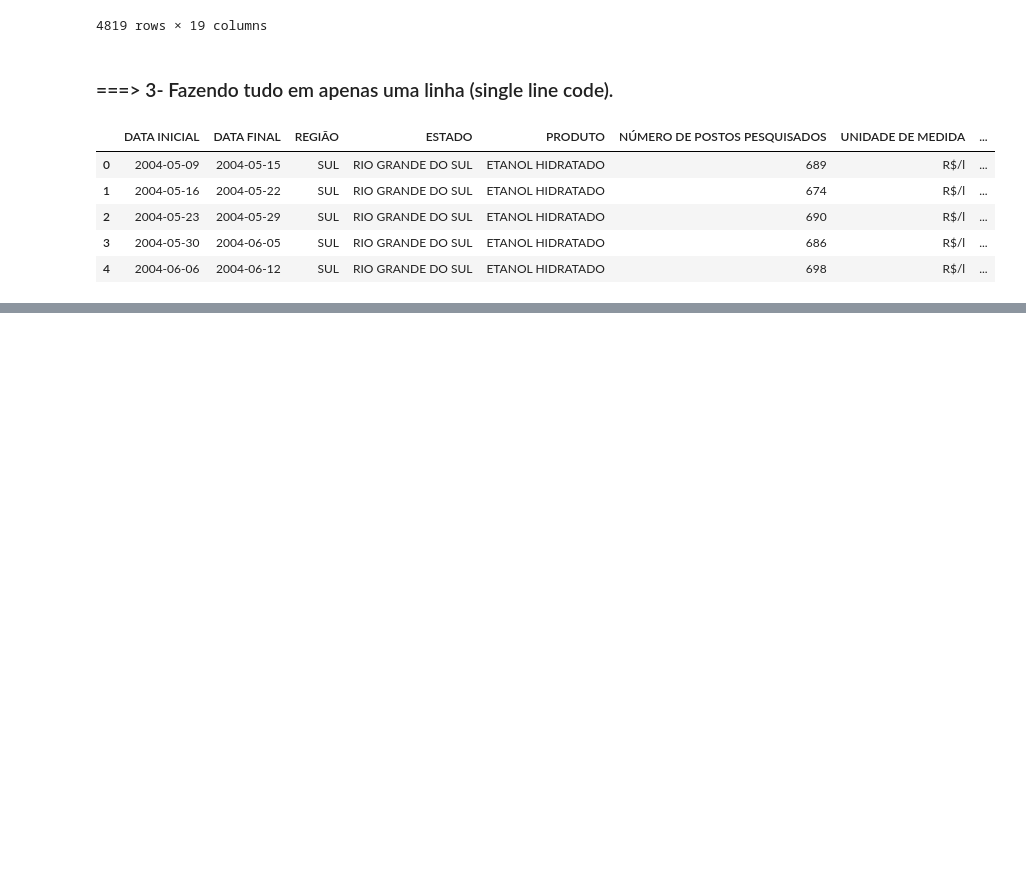
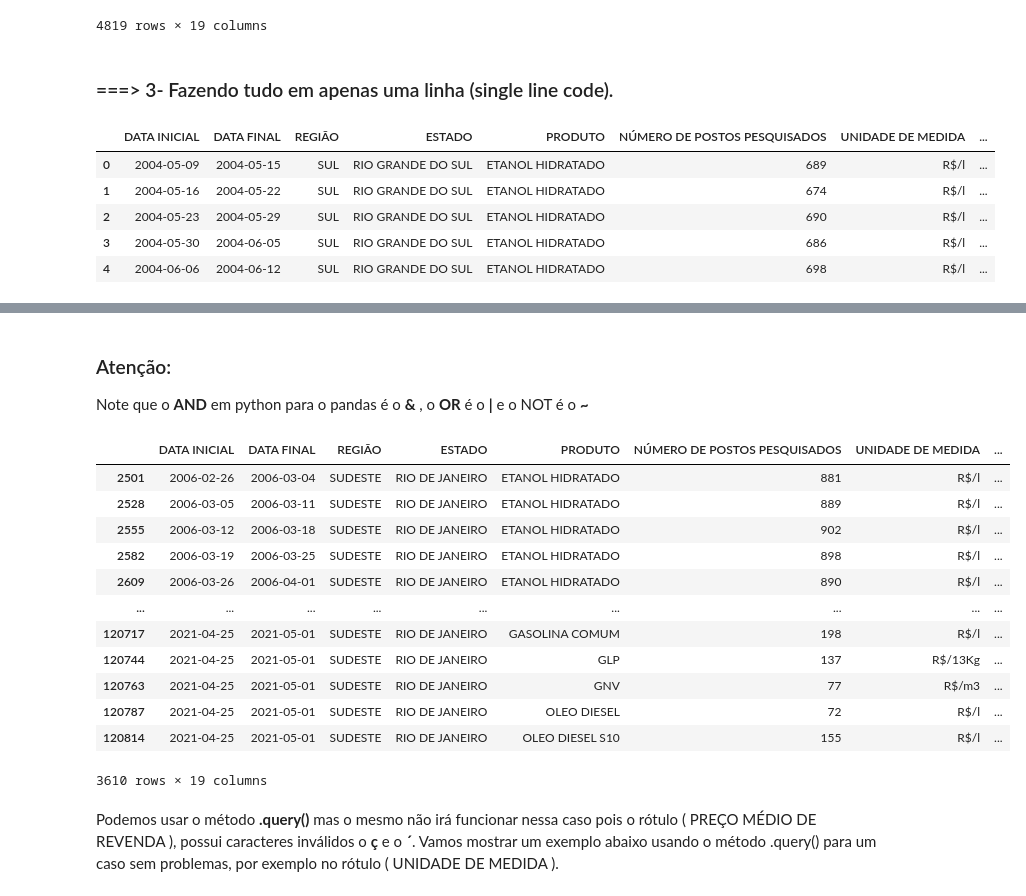
Before and after one commit to adalbertobrant/lipai, a Jupyter notebook: atividades/estudo-python/src/09-pandas/manipulacao_dados_pandas.ipynb, the cells around one changed output, grey strips where cells are left out. Saved outputs shown, nothing was run; the diff lists cells and outputs as text; code cells hidden in the pictures; blank space fills up the shorter version.

```diff
--- a/atividades/estudo-python/src/09-pandas/manipulacao_dados_pandas.ipynb
+++ b/atividades/estudo-python/src/09-pandas/manipulacao_dados_pandas.ipynb
@@ -1267,0 +1323,24 @@ postos_RS.head()
+# %%
+selecao = (data['ESTADO'] == 'RIO DE JANEIRO') & (data['PREÇO MÉDIO REVENDA'] > 2.0)
+# %% [markdown]
+### Atenção:
+Note que o __AND__ em python para o pandas é o __&__ , o __OR__ é o __|__ e o NOT é o __~__
+# %%
+data[selecao]
+# %% [output]
+|  | DATA INICIAL | DATA FINAL | REGIÃO | ESTADO | PRODUTO | NÚMERO DE POSTOS PESQUISADOS | UNIDADE DE MEDIDA | ... |
+| 2501 | 2006-02-26 | 2006-03-04 | SUDESTE | RIO DE JANEIRO | ETANOL HIDRATADO | 881 | R$/l | ... |
+| 2528 | 2006-03-05 | 2006-03-11 | SUDESTE | RIO DE JANEIRO | ETANOL HIDRATADO | 889 | R$/l | ... |
+| 2555 | 2006-03-12 | 2006-03-18 | SUDESTE | RIO DE JANEIRO | ETANOL HIDRATADO | 902 | R$/l | ... |
+| 2582 | 2006-03-19 | 2006-03-25 | SUDESTE | RIO DE JANEIRO | ETANOL HIDRATADO | 898 | R$/l | ... |
+| 2609 | 2006-03-26 | 2006-04-01 | SUDESTE | RIO DE JANEIRO | ETANOL HIDRATADO | 890 | R$/l | ... |
+| ... | ... | ... | ... | ... | ... | ... | ... | ... |
+| 120717 | 2021-04-25 | 2021-05-01 | SUDESTE | RIO DE JANEIRO | GASOLINA COMUM | 198 | R$/l | ... |
+| 120744 | 2021-04-25 | 2021-05-01 | SUDESTE | RIO DE JANEIRO | GLP | 137 | R$/13Kg | ... |
+| 120763 | 2021-04-25 | 2021-05-01 | SUDESTE | RIO DE JANEIRO | GNV | 77 | R$/m3 | ... |
+| 120787 | 2021-04-25 | 2021-05-01 | SUDESTE | RIO DE JANEIRO | OLEO DIESEL | 72 | R$/l | ... |
+| 120814 | 2021-04-25 | 2021-05-01 | SUDESTE | RIO DE JANEIRO | OLEO DIESEL S10 | 155 | R$/l | ... |
+3610 rows × 19 columns
+# %% [markdown]
+Podemos usar o método __.query()__ mas o mesmo não irá funcionar nessa caso pois o rótulo ( PREÇO MÉDIO DE REVENDA ), possui caracteres inválidos o **ç** e o **´**.
+Vamos mostrar um exemplo abaixo usando o método .query() para um caso sem problemas, por exemplo no rótulo ( UNIDADE DE MEDIDA ).
```
Also changed, not shown: parts of 11 cells of this notebook.
